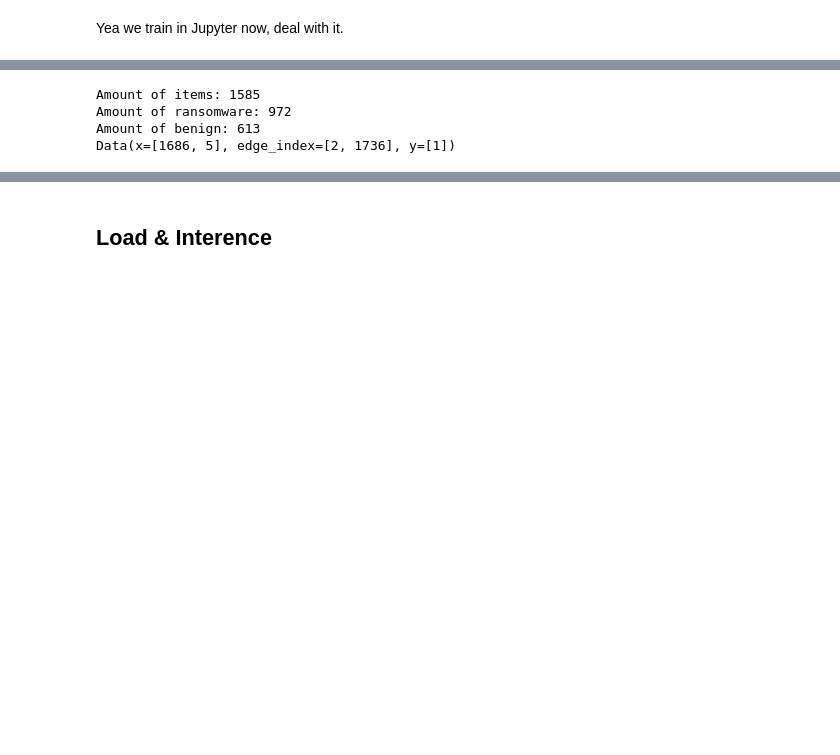
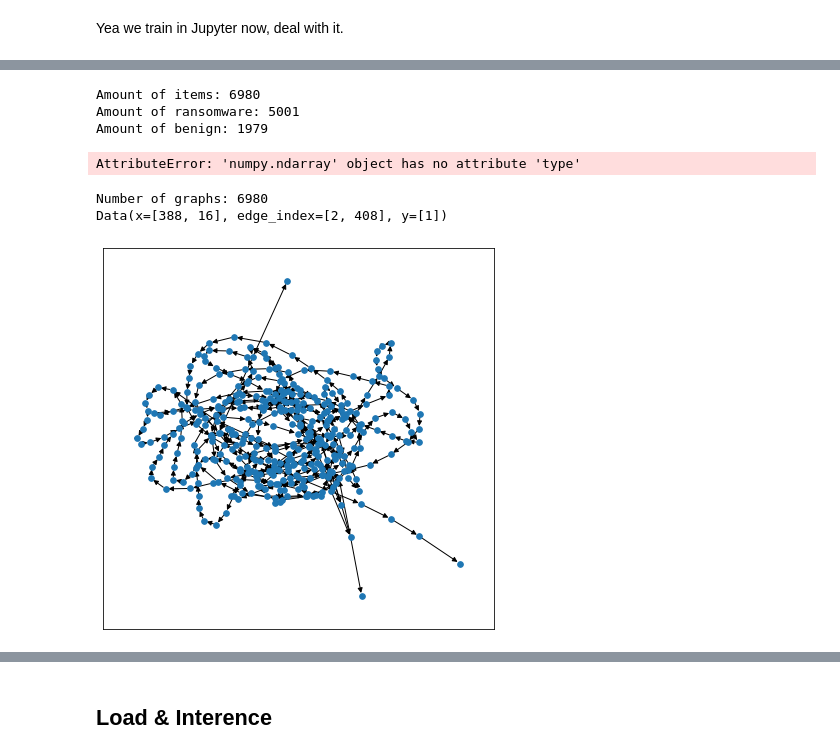
Before and after one commit to Ttanasart-pt/Ransomware-Detector, a Jupyter notebook: ransom_train.ipynb, the cells around one changed output, grey strips where cells are left out. Saved outputs shown, nothing was run; the diff lists cells and outputs as text; code cells hidden in the pictures; blank space fills up the shorter version.

```diff
--- a/ransom_train.ipynb
+++ b/ransom_train.ipynb
@@ -13,5 +38,6 @@ SystemExit: 2
 # %%
-dataset = torch.load('data/dataset.pt')
+dataset = torch.load('data/dataset16N.pt')
+random.shuffle(dataset)
 
 print(f"Amount of items: {len(dataset)}")
 
@@ -27,16 +53,43 @@ for d in dataset:
 print(f"Amount of ransomware: {rs}")
 print(f"Amount of benign: {bn}")
 
-print(dataset[0])
-
 data_len = len(dataset)
 train_amo = round(data_len * 0.8)
 
-train_loader = DataLoader(dataset[:train_amo], batch_size=64, shuffle=True)
-test_loader = DataLoader(dataset[train_amo:], batch_size=64, shuffle=False)
+train_data = dataset[:train_amo]
+test_data = dataset[train_amo:]
+
+bn = 0
+rs = 0
+
+for d in train_data:
+    if d.y.item() == 1:
+        rs += 1
+    elif d.y.item() == 0:
+        bn += 1
+
+class_weight = [1 / bn, 1 / rs]
+sample_weight = torch.from_numpy(np.array([class_weight[data.y] for data in train_data]))
+sampler = WeightedRandomSampler(sample_weight.type(torch.DoubleTensor), len(sample_weight))
+
+train_loader = DataLoader(train_data, batch_size=64, shuffle=True, sampler = sampler)
+test_loader = DataLoader(test_data, batch_size=64, shuffle=False)
 # %% [output]
-Amount of items: 1585
-Amount of ransomware: 972
-Amount of benign: 613
-Data(x=[1686, 5], edge_index=[2, 1736], y=[1])
+Amount of items: 6980
+Amount of ransomware: 5001
+Amount of benign: 1979
+AttributeError: 'numpy.ndarray' object has no attribute 'type'
+# %%
+from torch_geometric.utils import to_networkx
+
+print(f'Number of graphs: {len(dataset)}')
+
+data = dataset[14]
+print(data)
+G = to_networkx(data, to_undirected = False)
+visualize_graph(G)
+# %% [output]
+Number of graphs: 6980
+Data(x=[388, 16], edge_index=[2, 408], y=[1])
+[figure, added]
 # %%
```
Also changed, not shown: parts of 10 cells of this notebook, 6 other files.
